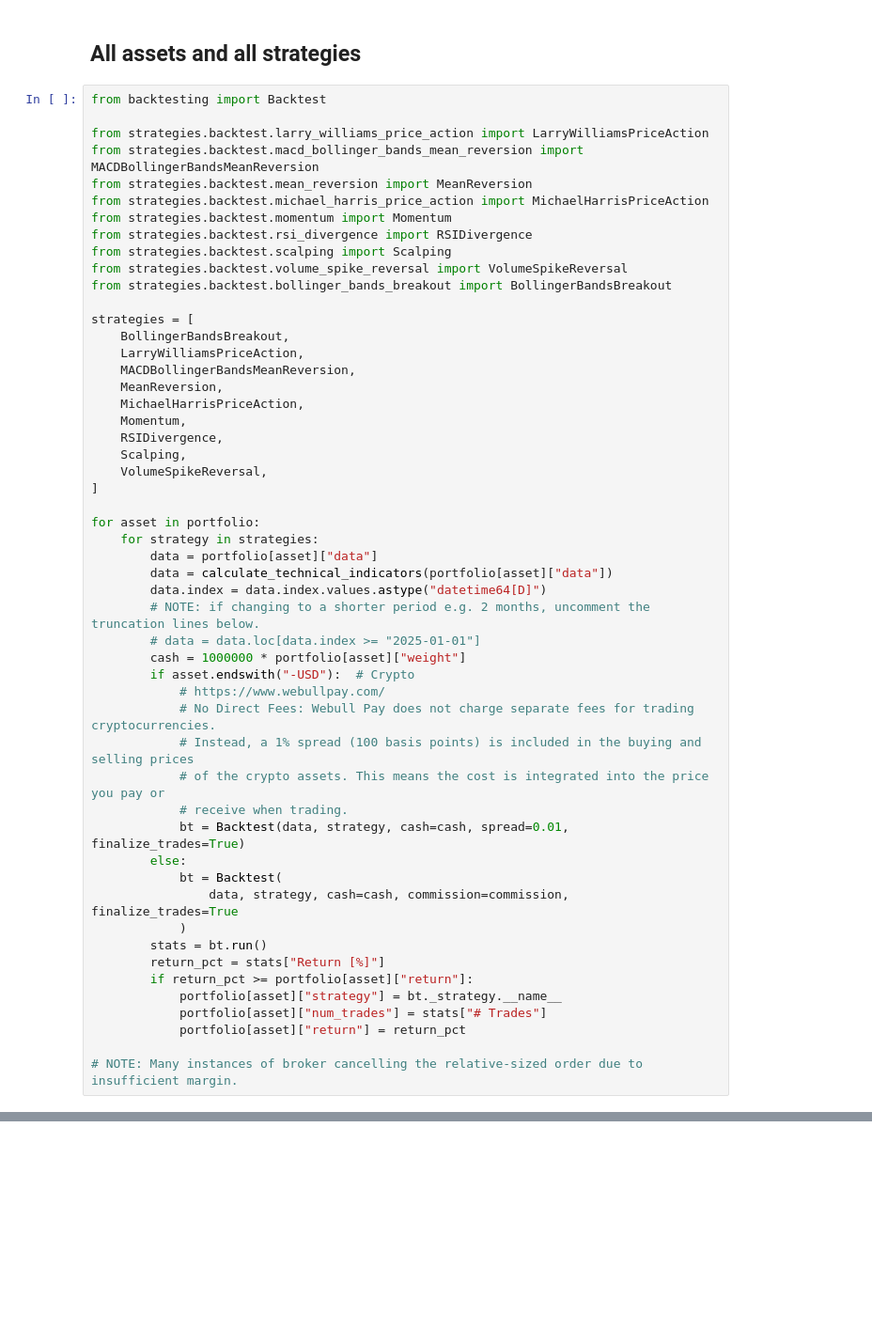
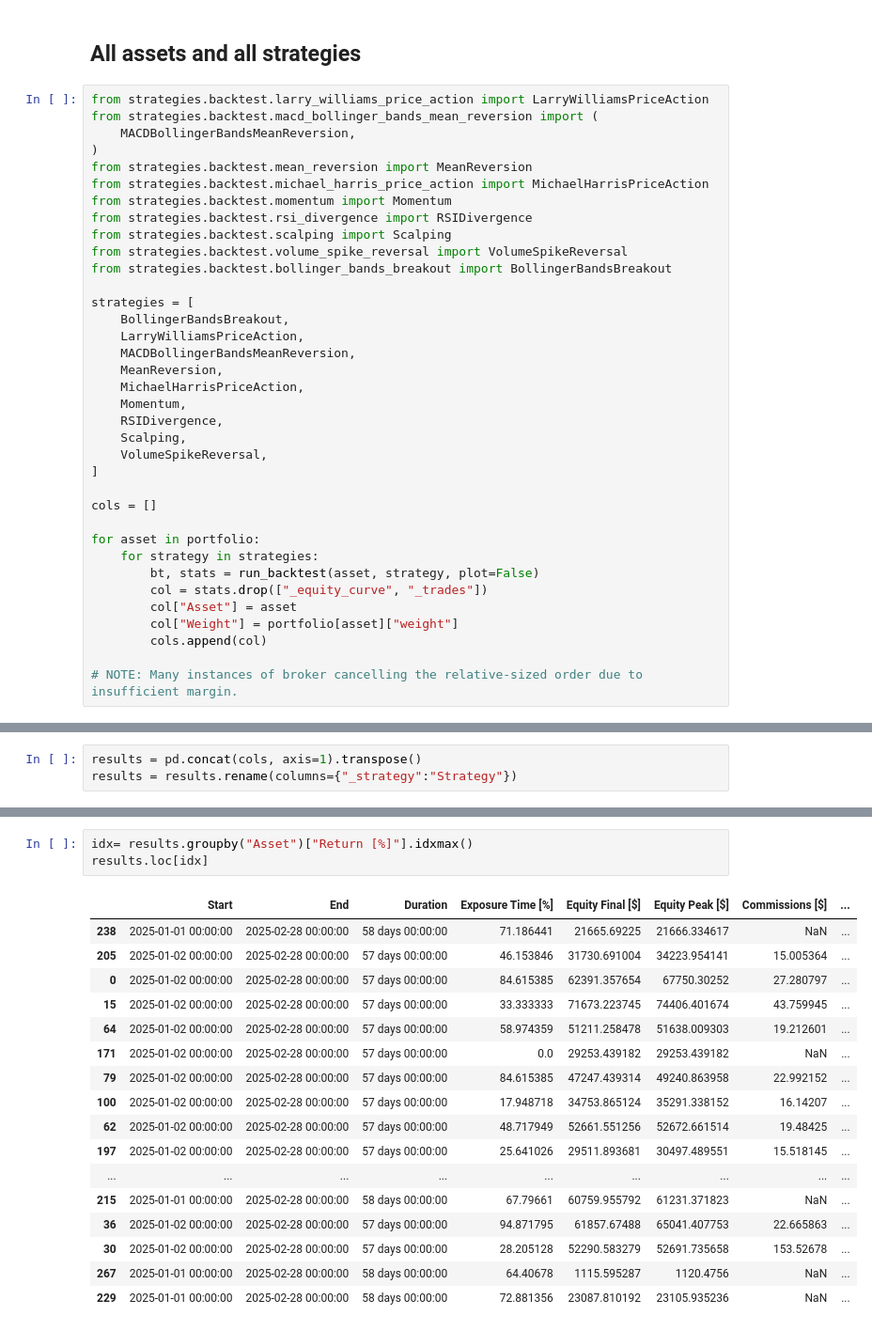
Before and after one commit to shaeanneeu/cryptoto, a Jupyter notebook: notebooks/backtesting.ipynb, the cells around one changed output, grey strips where cells are left out. Shown: that part at 94% size. Drawn from its saved outputs; the diff is of its cells as text; blank space fills up the shorter version.

```diff
--- a/notebooks/backtesting.ipynb
+++ b/notebooks/backtesting.ipynb
@@ -152,10 +120,10 @@ results
 # %% [markdown]
 ## All assets and all strategies
 # %%
-from backtesting import Backtest
-
 from strategies.backtest.larry_williams_price_action import LarryWilliamsPriceAction
-from strategies.backtest.macd_bollinger_bands_mean_reversion import MACDBollingerBandsMeanReversion
+from strategies.backtest.macd_bollinger_bands_mean_reversion import (
+    MACDBollingerBandsMeanReversion,
+)
 from strategies.backtest.mean_reversion import MeanReversion
 from strategies.backtest.michael_harris_price_action import MichaelHarrisPriceAction
 from strategies.backtest.momentum import Momentum
@@ -176,30 +144,14 @@ strategies = [
     VolumeSpikeReversal,
 ]
 
+cols = []
+
 for asset in portfolio:
     for strategy in strategies:
-        data = portfolio[asset]["data"]
-        data = calculate_technical_indicators(portfolio[asset]["data"])
-        data.index = data.index.values.astype("datetime64[D]")
-        # NOTE: if changing to a shorter period e.g. 2 months, uncomment the truncation lines below.
-        # data = data.loc[data.index >= "2025-01-01"]
-        cash = 1000000 * portfolio[asset]["weight"]
-        if asset.endswith("-USD"):  # Crypto
-            # https://www.webullpay.com/
-            # No Direct Fees: Webull Pay does not charge separate fees for trading cryptocurrencies.
-            # Instead, a 1% spread (100 basis points) is included in the buying and selling prices
-            # of the crypto assets. This means the cost is integrated into the price you pay or
-            # receive when trading.
-            bt = Backtest(data, strategy, cash=cash, spread=0.01, finalize_trades=True)
-        else:
-            bt = Backtest(
-                data, strategy, cash=cash, commission=commission, finalize_trades=True
-            )
-        stats = bt.run()
-        return_pct = stats["Return [%]"]
-        if return_pct >= portfolio[asset]["return"]:
-            portfolio[asset]["strategy"] = bt._strategy.__name__
-            portfolio[asset]["num_trades"] = stats["# Trades"]
-            portfolio[asset]["return"] = return_pct
+        bt, stats = run_backtest(asset, strategy, plot=False)
+        col = stats.drop(["_equity_curve", "_trades"])
+        col["Asset"] = asset
+        col["Weight"] = portfolio[asset]["weight"]
+        cols.append(col)
 
 # NOTE: Many instances of broker cancelling the relative-sized order due to insufficient margin.
@@ -224,0 +158,3 @@ results.to_csv("../data/processed/asset_strategies.csv", index=False)
+# %%
+results = pd.concat(cols, axis=1).transpose()
+results = results.rename(columns={"_strategy":"Strategy"})
@@ -224,0 +179,21 @@ results.to_csv("../data/processed/asset_strategies.csv", index=False)
+# %%
+idx= results.groupby("Asset")["Return [%]"].idxmax()
+results.loc[idx]
+# %% [output]
+|  | Start | End | Duration | Exposure Time [%] | Equity Final [$] | Equity Peak [$] | Commissions [$] | ... |
+| 238 | 2025-01-01 00:00:00 | 2025-02-28 00:00:00 | 58 days 00:00:00 | 71.186441 | 21665.69225 | 21666.334617 | NaN | ... |
+| 205 | 2025-01-02 00:00:00 | 2025-02-28 00:00:00 | 57 days 00:00:00 | 46.153846 | 31730.691004 | 34223.954141 | 15.005364 | ... |
+| 0 | 2025-01-02 00:00:00 | 2025-02-28 00:00:00 | 57 days 00:00:00 | 84.615385 | 62391.357654 | 67750.30252 | 27.280797 | ... |
+| 15 | 2025-01-02 00:00:00 | 2025-02-28 00:00:00 | 57 days 00:00:00 | 33.333333 | 71673.223745 | 74406.401674 | 43.759945 | ... |
+| 64 | 2025-01-02 00:00:00 | 2025-02-28 00:00:00 | 57 days 00:00:00 | 58.974359 | 51211.258478 | 51638.009303 | 19.212601 | ... |
+| 171 | 2025-01-02 00:00:00 | 2025-02-28 00:00:00 | 57 days 00:00:00 | 0.0 | 29253.439182 | 29253.439182 | NaN | ... |
+| 79 | 2025-01-02 00:00:00 | 2025-02-28 00:00:00 | 57 days 00:00:00 | 84.615385 | 47247.439314 | 49240.863958 | 22.992152 | ... |
+| 100 | 2025-01-02 00:00:00 | 2025-02-28 00:00:00 | 57 days 00:00:00 | 17.948718 | 34753.865124 | 35291.338152 | 16.14207 | ... |
+| 62 | 2025-01-02 00:00:00 | 2025-02-28 00:00:00 | 57 days 00:00:00 | 48.717949 | 52661.551256 | 52672.661514 | 19.48425 | ... |
+| 197 | 2025-01-02 00:00:00 | 2025-02-28 00:00:00 | 57 days 00:00:00 | 25.641026 | 29511.893681 | 30497.489551 | 15.518145 | ... |
+| ... | ... | ... | ... | ... | ... | ... | ... | ... |
+| 215 | 2025-01-01 00:00:00 | 2025-02-28 00:00:00 | 58 days 00:00:00 | 67.79661 | 60759.955792 | 61231.371823 | NaN | ... |
+| 36 | 2025-01-02 00:00:00 | 2025-02-28 00:00:00 | 57 days 00:00:00 | 94.871795 | 61857.67488 | 65041.407753 | 22.665863 | ... |
+| 30 | 2025-01-02 00:00:00 | 2025-02-28 00:00:00 | 57 days 00:00:00 | 28.205128 | 52290.583279 | 52691.735658 | 153.52678 | ... |
+| 267 | 2025-01-01 00:00:00 | 2025-02-28 00:00:00 | 58 days 00:00:00 | 64.40678 | 1115.595287 | 1120.4756 | NaN | ... |
+| 229 | 2025-01-01 00:00:00 | 2025-02-28 00:00:00 | 58 days 00:00:00 | 72.881356 | 23087.810192 | 23105.935236 | NaN | ... |
```
Also changed, not shown: parts of 16 cells of this notebook, 2 other files.
